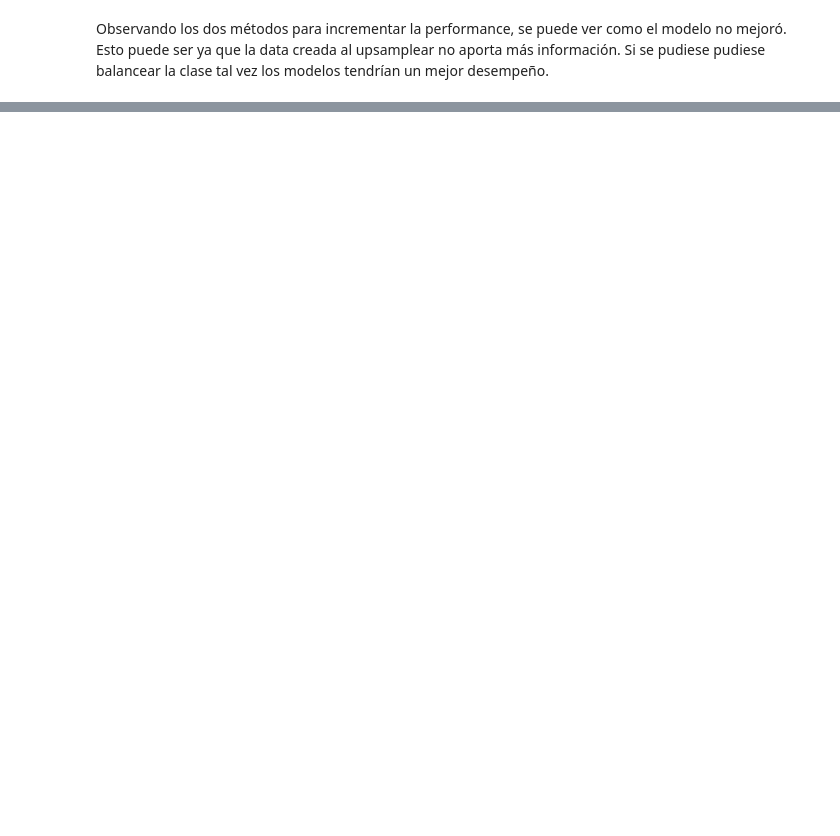
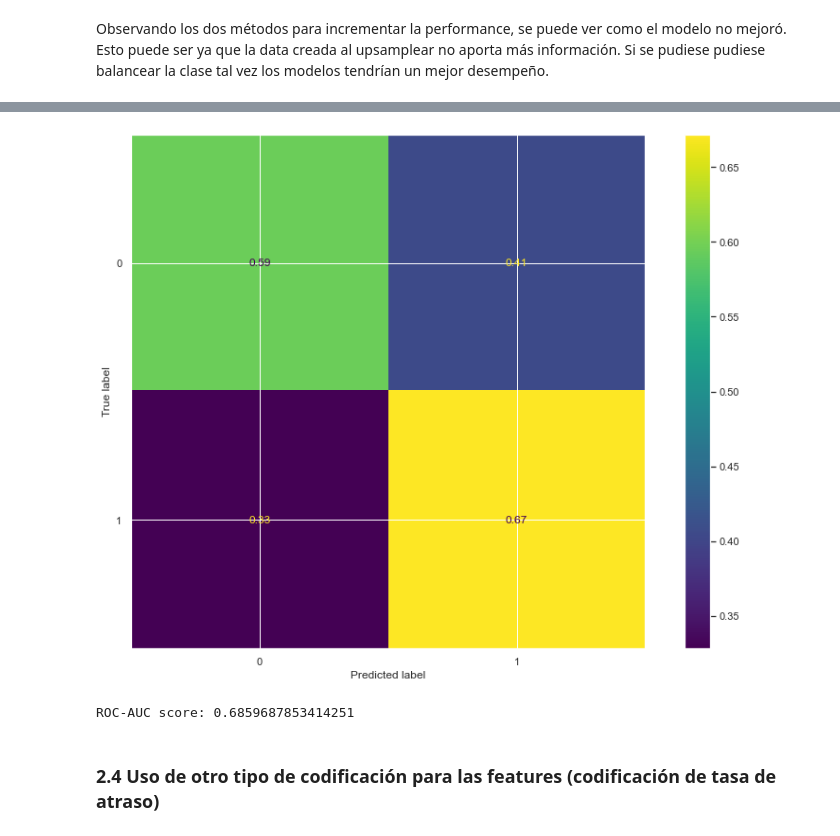
Before and after one commit to NicoGrageda/flight-delays, a Jupyter notebook: to-expose.ipynb, the cells around one changed output, grey strips where cells are left out. Drawn from its saved outputs; the diff is of its cells as text; code cells hidden in the pictures; blank space fills up the shorter version.

```diff
--- a/to-expose.ipynb
+++ b/to-expose.ipynb
@@ -730,0 +850,3 @@ Observando los dos métodos para incrementar la performance, se puede ver como e
+# %%
+modelxgb = xgb.XGBClassifier(learning_rate= 0.05, n_estimators = 50, subsample = 0.9,random_state=1, max_depth = 10, eval_metric='auc', early_stopping_rounds=10)
+modelxgb.fit(x_train, y_train,eval_set=eval_set,verbose=False)
@@ -730,0 +884,6 @@ Observando los dos métodos para incrementar la performance, se puede ver como e
+# %%
+#Se calcula la relación entre el "número de muestras de clase negativa" y el "número de muestras de clase positiva".
+prop=y_train.value_counts()
+prop=prop.values
+peso_positivo=prop[0]/prop[1]
+peso_positivo
@@ -730,0 +892,3 @@ Observando los dos métodos para incrementar la performance, se puede ver como e
+# %%
+modelxgb_con_pesos = xgb.XGBClassifier(scale_pos_weight=peso_positivo,learning_rate= 0.05, n_estimators = 50, subsample = 0.9,random_state=1, max_depth = 10, eval_metric='auc', early_stopping_rounds=10)
+modelxgb_con_pesos.fit(x_train, y_train,eval_set=eval_set,verbose=False)
@@ -730,0 +907,17 @@ Observando los dos métodos para incrementar la performance, se puede ver como e
+# %%
+y_predxgb = modelxgb_con_pesos.predict(x_test)
+y_pred_proba = modelxgb_con_pesos.predict_proba(x_test)[:, 1]
+# %%
+cm=confusion_matrix(y_test, y_predxgb, normalize="true")
+disp=ConfusionMatrixDisplay(confusion_matrix=cm,display_labels=modelxgb.classes_)
+disp.plot()
+plt.show()
+# %% [output]
+[figure, added]
+# %%
+roc_auc = roc_auc_score(y_test, y_pred_proba)
+print("ROC-AUC score:", roc_auc)
+# %% [output]
+ROC-AUC score: 0.6859687853414251
+# %% [markdown]
+### 2.4 Uso de otro tipo de codificación para las features (codificación de tasa de atraso)
```
Also changed, not shown: parts of 58 cells of this notebook.
